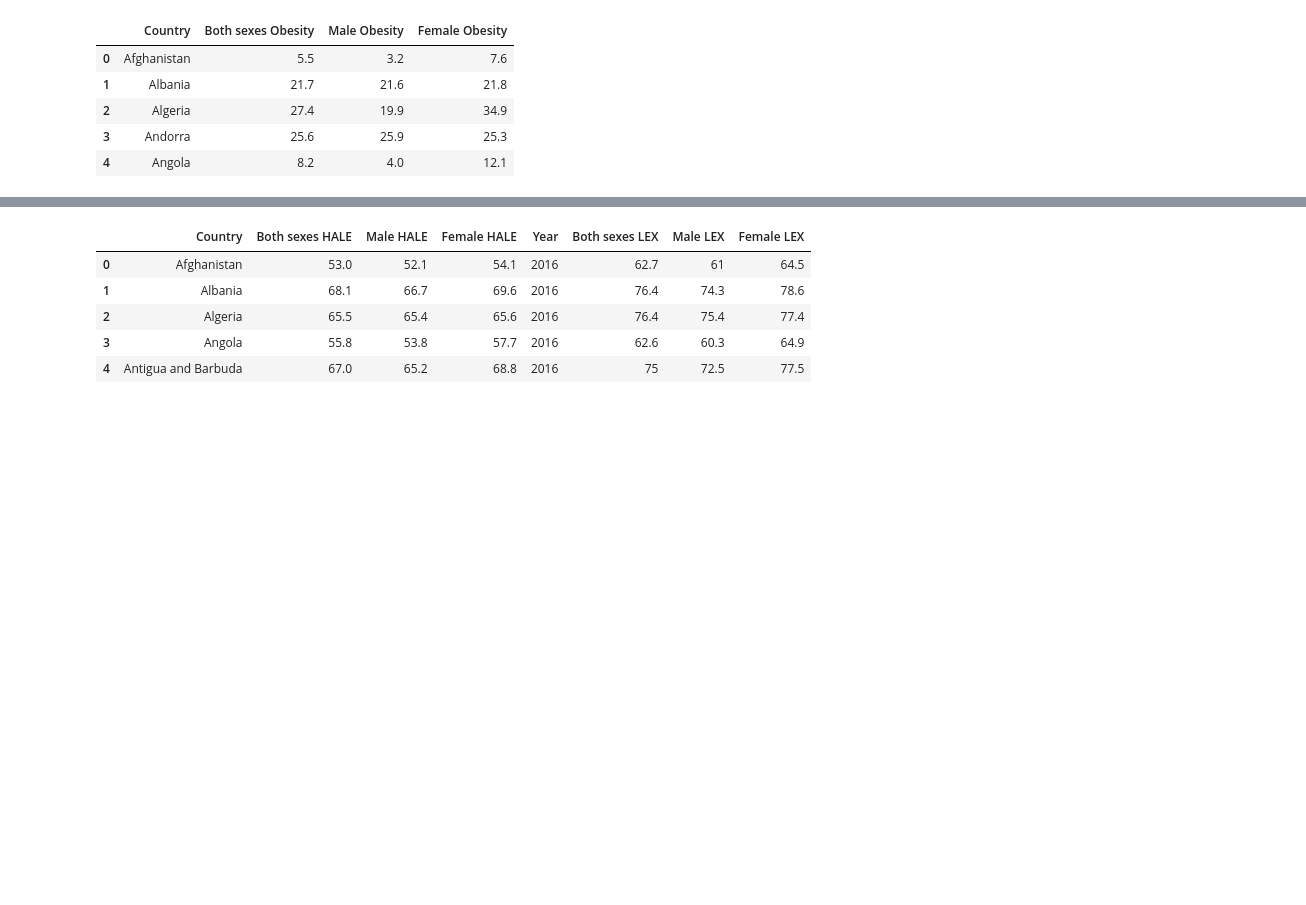
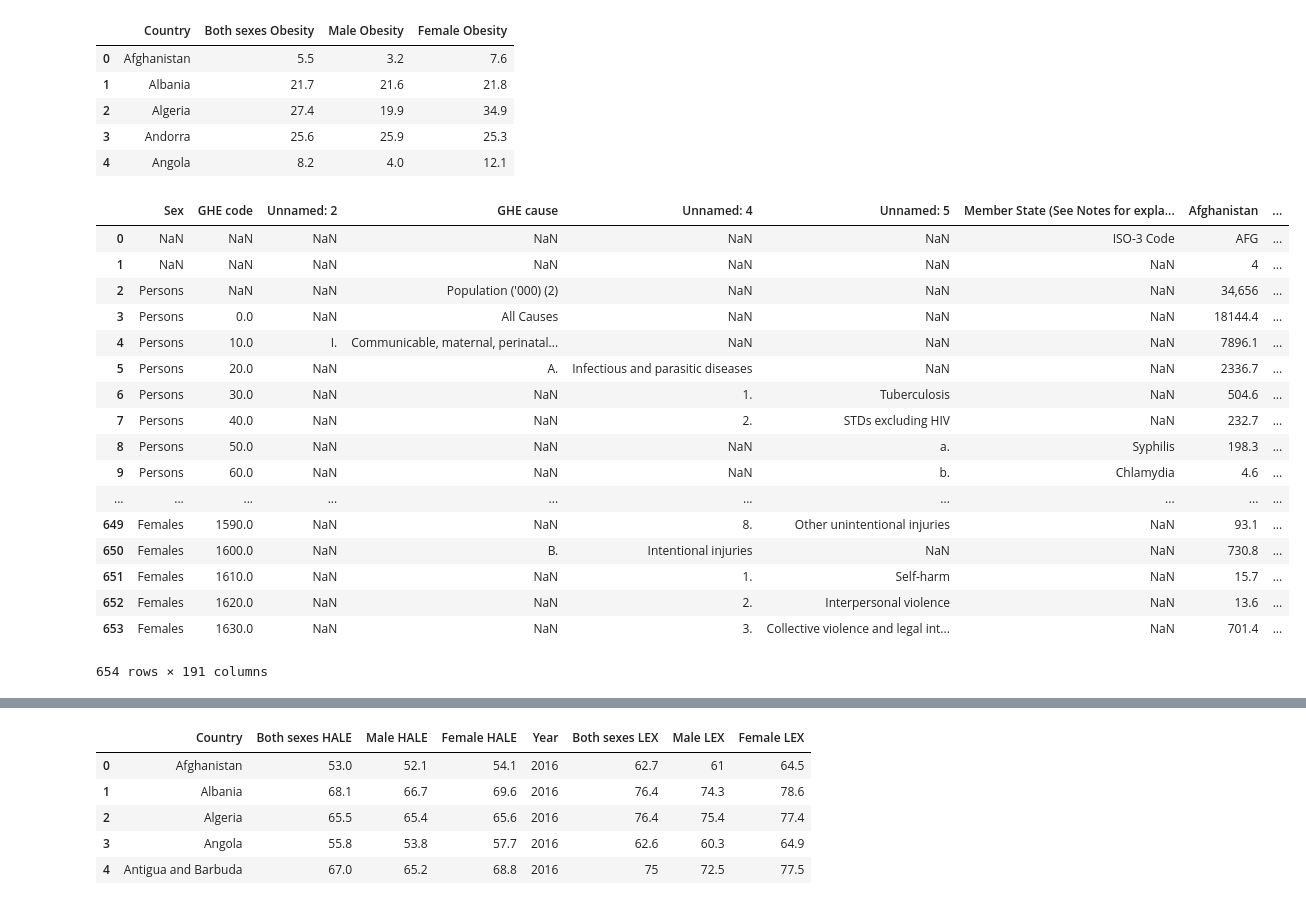
Before and after one commit to jasminajovanovic/somethingdark, a Jupyter notebook: Merging_All_Datas.ipynb, the cells around one changed output, grey strips where cells are left out. Cells and saved outputs as stored; diff of their text form; code cells hidden in the pictures; blank space fills up the shorter version.

```diff
--- a/Merging_All_Datas.ipynb
+++ b/Merging_All_Datas.ipynb
@@ -248,4 +248,24 @@ renamed_five_df.to_csv("assets/data/obesity2016.csv", index=False, header=True)
 # %%
 file_six = "assets/data/daly.csv"
 file_six_df = pd.read_csv(file_six, encoding="ISO-8859-1")
+file_six_df
+# %% [output]
+|  | Sex | GHE code | Unnamed: 2 | GHE cause | Unnamed: 4 | Unnamed: 5 | Member State (See Notes for expla... | Afghanistan | ... |
+| 0 | NaN | NaN | NaN | NaN | NaN | NaN | ISO-3 Code | AFG | ... |
+| 1 | NaN | NaN | NaN | NaN | NaN | NaN | NaN | 4 | ... |
+| 2 | Persons | NaN | NaN | Population ('000) (2) | NaN | NaN | NaN | 34,656 | ... |
+| 3 | Persons | 0.0 | NaN | All Causes | NaN | NaN | NaN | 18144.4 | ... |
+| 4 | Persons | 10.0 | I. | Communicable, maternal, perinatal... | NaN | NaN | NaN | 7896.1 | ... |
+| 5 | Persons | 20.0 | NaN | A. | Infectious and parasitic diseases | NaN | NaN | 2336.7 | ... |
+| 6 | Persons | 30.0 | NaN | NaN | 1. | Tuberculosis | NaN | 504.6 | ... |
+| 7 | Persons | 40.0 | NaN | NaN | 2. | STDs excluding HIV | NaN | 232.7 | ... |
+| 8 | Persons | 50.0 | NaN | NaN | NaN | a. | Syphilis | 198.3 | ... |
+| 9 | Persons | 60.0 | NaN | NaN | NaN | b. | Chlamydia | 4.6 | ... |
+| ... | ... | ... | ... | ... | ... | ... | ... | ... | ... |
+| 649 | Females | 1590.0 | NaN | NaN | 8. | Other unintentional injuries | NaN | 93.1 | ... |
+| 650 | Females | 1600.0 | NaN | B. | Intentional injuries | NaN | NaN | 730.8 | ... |
+| 651 | Females | 1610.0 | NaN | NaN | 1. | Self-harm | NaN | 15.7 | ... |
+| 652 | Females | 1620.0 | NaN | NaN | 2. | Interpersonal violence | NaN | 13.6 | ... |
+| 653 | Females | 1630.0 | NaN | NaN | 3. | Collective violence and legal int... | NaN | 701.4 | ... |
+654 rows × 191 columns
 # %%
```
Also changed, not shown: parts of 11 cells of this notebook, 5 other files.
